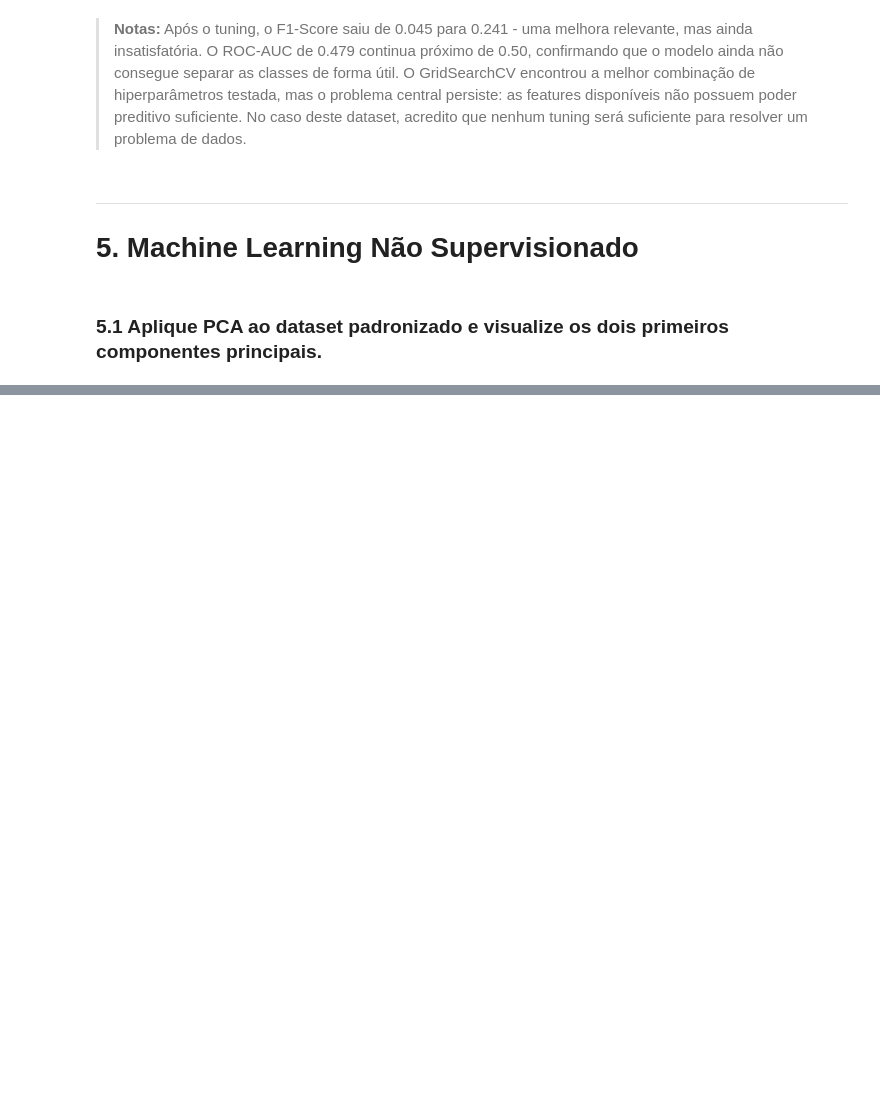
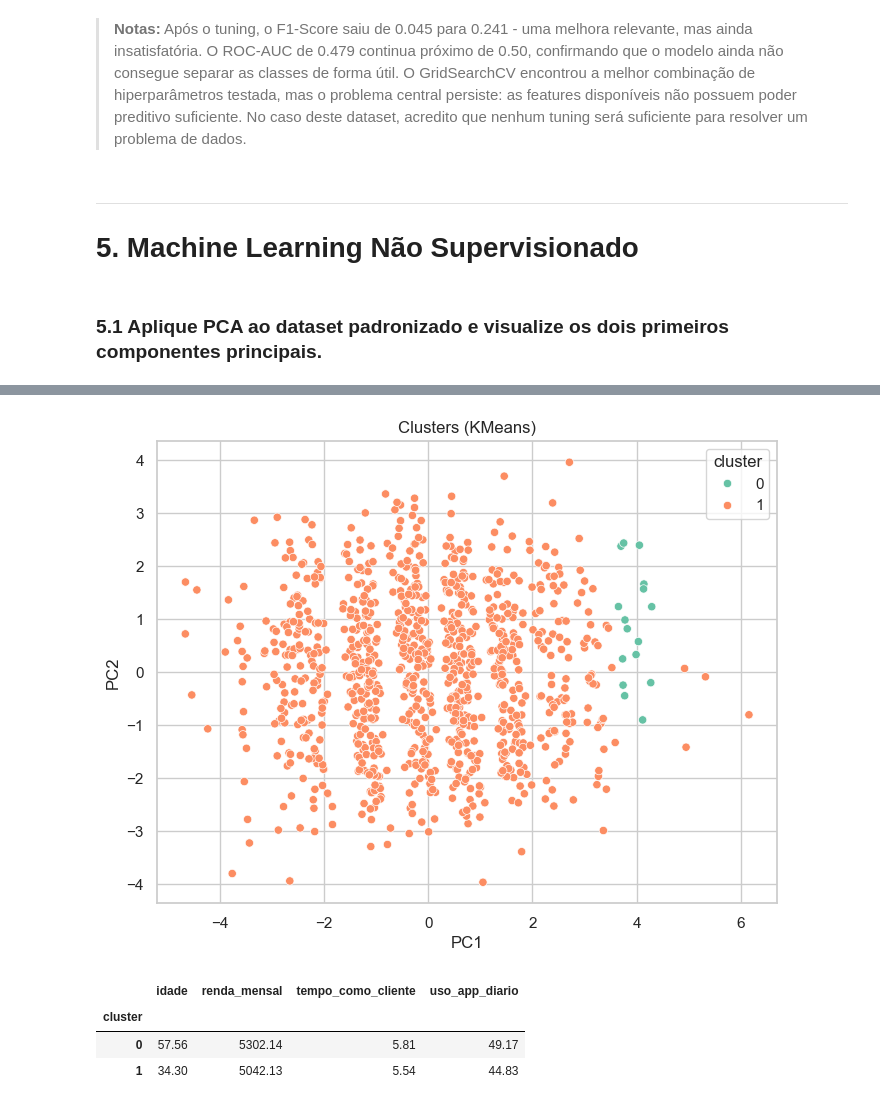
Before and after one commit to PeedroModa/teste_tecnico_dsjr, a Jupyter notebook: TesteTecnicoPedroDS.ipynb, the cells around one changed output, grey strips where cells are left out. Cells and saved outputs as stored; diff of their text form; code cells hidden in the pictures; blank space fills up the shorter version.

```diff
--- a/TesteTecnicoPedroDS.ipynb
+++ b/TesteTecnicoPedroDS.ipynb
@@ -624,0 +662,48 @@ Total: 0.3933
+# %%
+# -------------------------
+# 1. Preparar dados
+# -------------------------
+X = df.drop("cancelou_servico", axis=1)
+X = pd.get_dummies(X, drop_first=True)
+
+# -------------------------
+# 2. Padronizar
+# -------------------------
+scaler = StandardScaler()
+X_scaled = scaler.fit_transform(X)
+
+# -------------------------
+# 3. KMeans
+# -------------------------
+kmeans = KMeans(n_clusters=2, random_state=42)
+clusters = kmeans.fit_predict(X_scaled)
+
+# -------------------------
+# 4. Adicionar ao DataFrame
+# -------------------------
+df["cluster"] = clusters
+
+# -------------------------
+# 5. Visualizar com PCA (opcional)
+# -------------------------
+from sklearn.decomposition import PCA
+
+pca = PCA(n_components=2)
+X_pca = pca.fit_transform(X_scaled)
+
+df_pca = pd.DataFrame(X_pca, columns=["PC1", "PC2"])
+df_pca["cluster"] = clusters
+
+plt.figure(figsize=(8,6))
+sns.scatterplot(data=df_pca, x="PC1", y="PC2", hue="cluster", palette="Set2")
+plt.title("Clusters (KMeans)")
+plt.show()
+# %% [output]
+[figure, added]
+# %%
+df.groupby("cluster")[["idade", "renda_mensal", "tempo_como_cliente", "uso_app_diario"]].mean().round(2)
+# %% [output]
+|  | idade | renda_mensal | tempo_como_cliente | uso_app_diario |
+| cluster |  |  |  |  |
+| 0 | 57.56 | 5302.14 | 5.81 | 49.17 |
+| 1 | 34.30 | 5042.13 | 5.54 | 44.83 |
```
Also changed, not shown: parts of 9 cells of this notebook.
